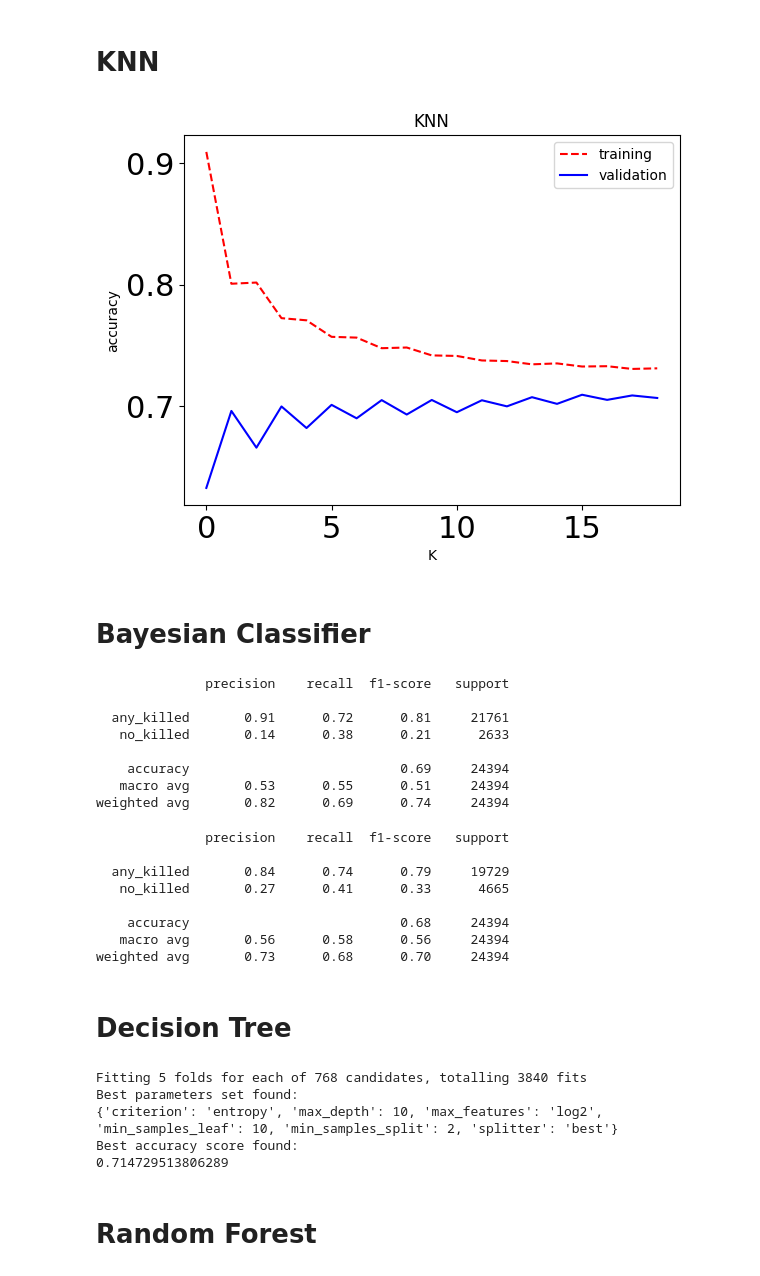
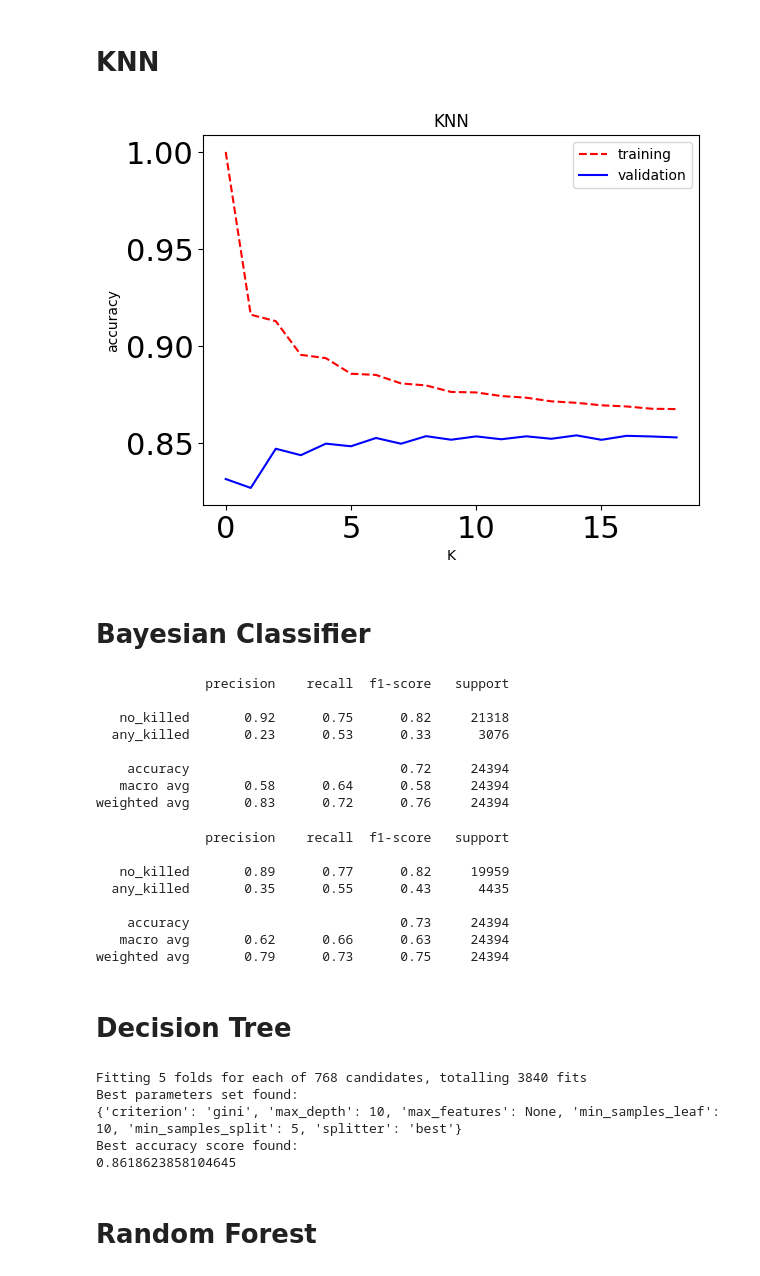
Before and after one commit to Alexthw46/DataMiningProject, a Jupyter notebook: TASK_3/predictive_analysis.ipynb, the cells around one changed output. Saved outputs shown, nothing was run; the diff lists cells and outputs as text; code cells hidden in the pictures.

```diff
--- a/TASK_3/predictive_analysis.ipynb
+++ b/TASK_3/predictive_analysis.ipynb
@@ -51,10 +51,10 @@ Data columns (total 37 columns):
 dtypes: bool(1), float64(24), int16(1), int64(9), int8(2)
 memory usage: 42.1 MB
 # %%
-input_columns = ['state', 'city_or_county', 'year', 'month', 'n_participants',
+input_columns = ['state', 'longitude', 'latitude', 'year', 'month', 'n_participants',
                  'n_participants_adult', 'n_minors',
                  'n_males', 'n_females',
-                 'povertyPercentage']
+                 'povertyPercentage', 'n_arrested', 'n_injured']
 
 target_column = ['any_killed']
 
@@ -107,30 +107,30 @@ from sklearn.neighbors import KNeighborsClassifier
 # %%
 knn_list = []
 acc_tr_list = []
 acc_val_list = []
 
 for x in range(1, 20):
     # Create KNN classifier
     knn = KNeighborsClassifier(n_neighbors=x)
-    knn.fit(X_std_train, y_train.values.ravel())
+    knn.fit(X_std_train, y_train)
     acc_tr = knn.score(X_std_train, y_train)
     acc_val = knn.score(X_std_val, y_val)
     # append results
     knn_list.append(knn)
     acc_tr_list.append(acc_tr)
     acc_val_list.append(acc_val)
 
 plt.plot(range(len(acc_tr_list)), acc_tr_list, 'r--', label='training')
 plt.plot(range(len(acc_val_list)), acc_val_list, 'b-', label='validation')
 plt.ylabel('accuracy')
 plt.xlabel('K')
 plt.tick_params(axis='both', which='major', labelsize=22)
 plt.title('KNN')
 # plt.axvline(10)
 plt.legend(loc="upper right")
 plt.show()
 # %% [output]
-[figure, old version]
+[figure, new version]
 # %% [markdown]
 # Bayesian Classifier
 # %%
@@ -142,12 +142,12 @@ print(classification_report(y_pred_val, y_val, target_names=labels))
 # %% [output]
               precision    recall  f1-score   support
 
-  any_killed       0.91      0.72      0.81     21761
-   no_killed       0.14      0.38      0.21      2633
+   no_killed       0.92      0.75      0.82     21318
+  any_killed       0.23      0.53      0.33      3076
 
-    accuracy                           0.69     24394
-   macro avg       0.53      0.55      0.51     24394
-weighted avg       0.82      0.69      0.74     24394
+    accuracy                           0.72     24394
+   macro avg       0.58      0.64      0.58     24394
+weighted avg       0.83      0.72      0.76     24394
 # %%
 bnb = BernoulliNB()
 y_pred_val = bnb.fit(X_std_train, y_train).predict(X_std_val)
@@ -155,12 +155,12 @@ print(classification_report(y_pred_val, y_val, target_names=labels))
 # %% [output]
               precision    recall  f1-score   support
 
-  any_killed       0.84      0.74      0.79     19729
-   no_killed       0.27      0.41      0.33      4665
+   no_killed       0.89      0.77      0.82     19959
+  any_killed       0.35      0.55      0.43      4435
 
-    accuracy                           0.68     24394
-   macro avg       0.56      0.58      0.56     24394
-weighted avg       0.73      0.68      0.70     24394
+    accuracy                           0.73     24394
+   macro avg       0.62      0.66      0.63     24394
+weighted avg       0.79      0.73      0.75     24394
 # %% [markdown]
 # Decision Tree
 # %%
@@ -178,9 +178,9 @@ best_score_dt, decision_tree = grid_search(DecisionTreeClassifier(), X_std_dev,
 # %% [output]
 Fitting 5 folds for each of 768 candidates, totalling 3840 fits
 Best parameters set found:
-{'criterion': 'entropy', 'max_depth': 10, 'max_features': 'log2', 'min_samples_leaf': 10, 'min_samples_split': 2, 'splitter': 'best'}
+{'criterion': 'gini', 'max_depth': 10, 'max_features': None, 'min_samples_leaf': 10, 'min_samples_split': 5, 'splitter': 'best'}
 Best accuracy score found:
-0.714729513806289
+0.8618623858104645
 # %% [markdown]
 # Random Forest
 # %%
```
Also changed, not shown: parts of 2 cells of this notebook.
